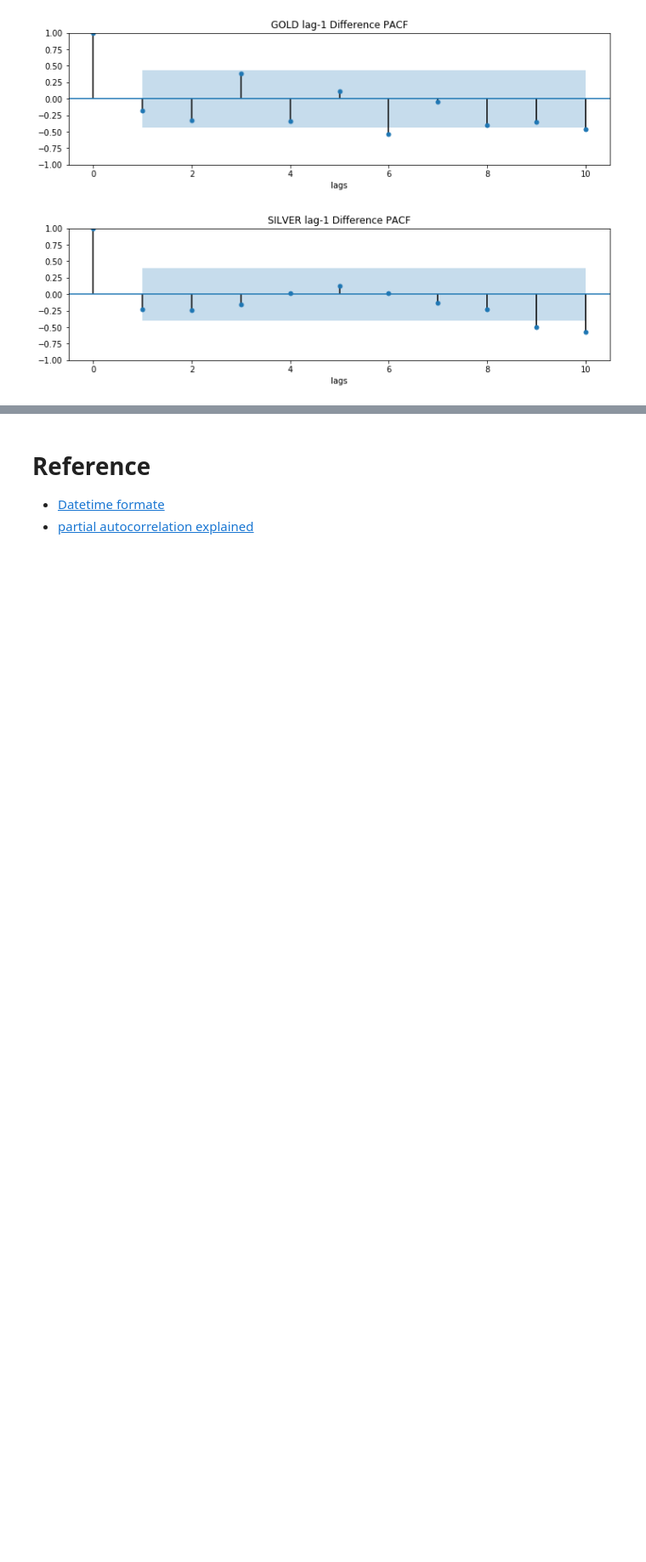
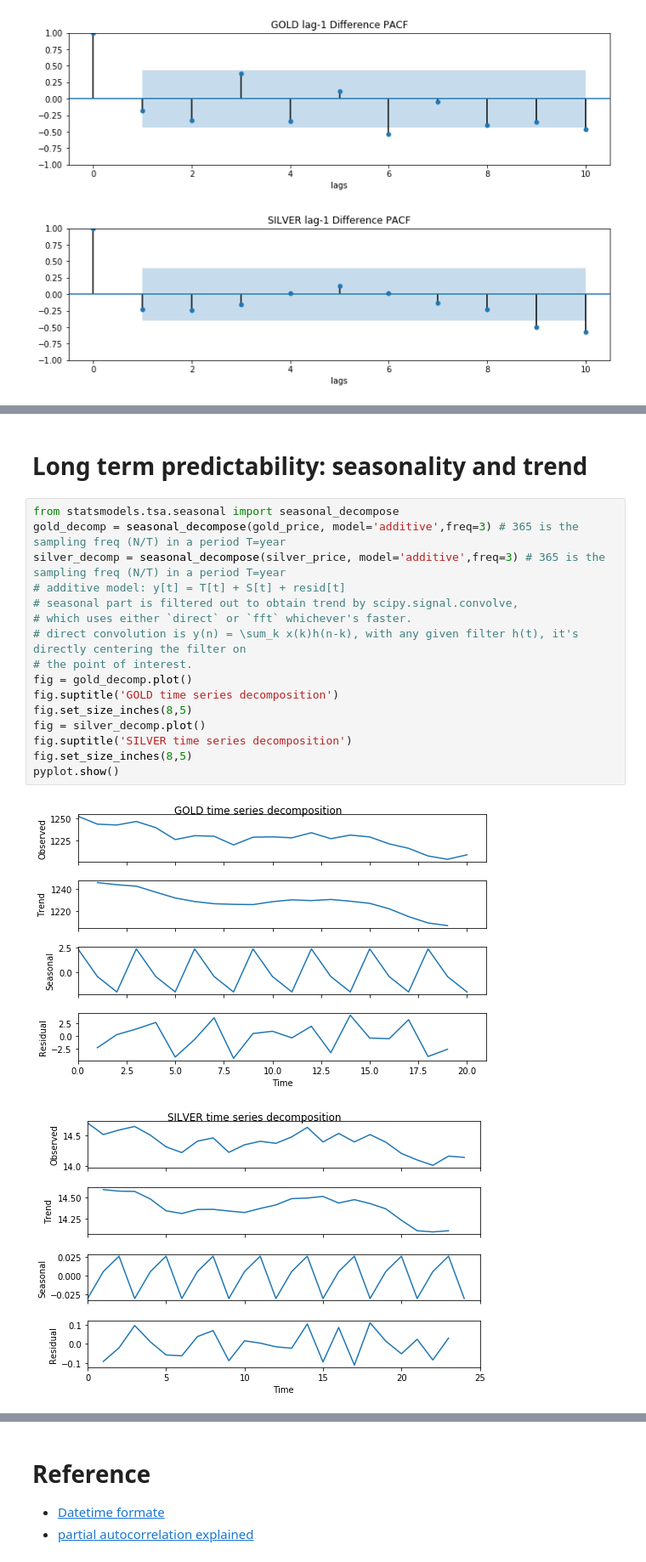
Before and after one commit to gchen0119/web_scraping, a Jupyter notebook: web_scraping.ipynb, the cells around one changed output, grey strips where cells are left out. Shown at 85% size. Cells and saved outputs as stored; diff of their text form; blank space fills up the shorter version.

```diff
--- a/web_scraping.ipynb
+++ b/web_scraping.ipynb
@@ -155,0 +150,21 @@ predictability(df['silver'].iloc[1:].values-df['silver'].iloc[:-1].values,'SILVE
+# %% [markdown]
+# Long term predictability: seasonality and trend
+# %%
+from statsmodels.tsa.seasonal import seasonal_decompose
+gold_decomp = seasonal_decompose(gold_price, model='additive',freq=3) # 365 is the sampling freq (N/T) in a period T=year
+silver_decomp = seasonal_decompose(silver_price, model='additive',freq=3) # 365 is the sampling freq (N/T) in a period T=year
+# additive model: y[t] = T[t] + S[t] + resid[t]
+# seasonal part is filtered out to obtain trend by scipy.signal.convolve,
+# which uses either `direct` or `fft` whichever's faster.
+# direct convolution is y(n) = \sum_k x(k)h(n-k), with any given filter h(t), it's directly centering the filter on
+# the point of interest.
+fig = gold_decomp.plot()
+fig.suptitle('GOLD time series decomposition')
+fig.set_size_inches(8,5)
+fig = silver_decomp.plot()
+fig.suptitle('SILVER time series decomposition')
+fig.set_size_inches(8,5)
+pyplot.show()
+# %% [output]
+[figure, added]
+[figure, added]
```
Also changed, not shown: parts of 8 cells of this notebook.
